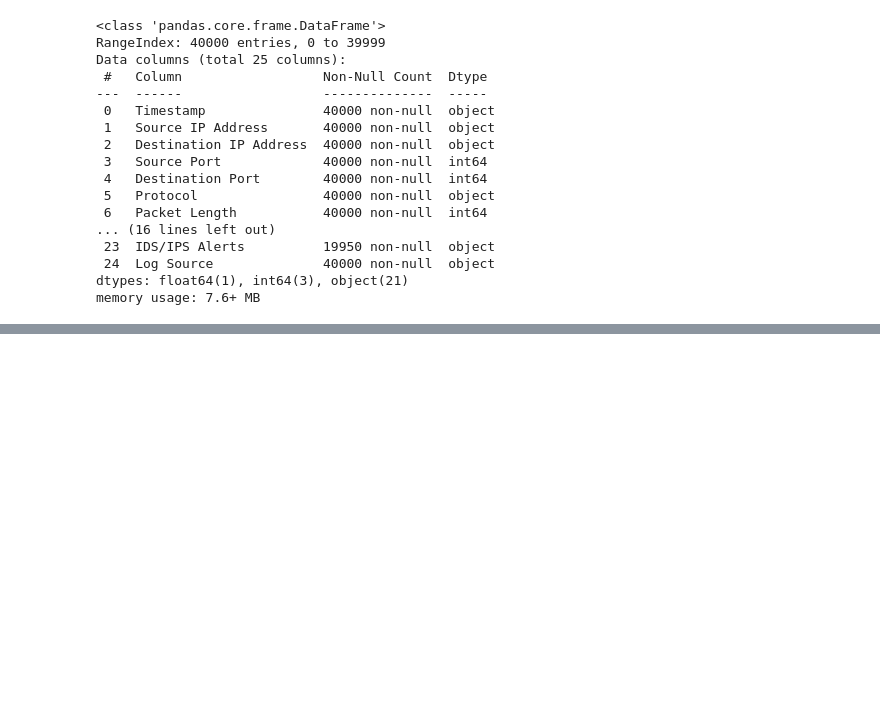
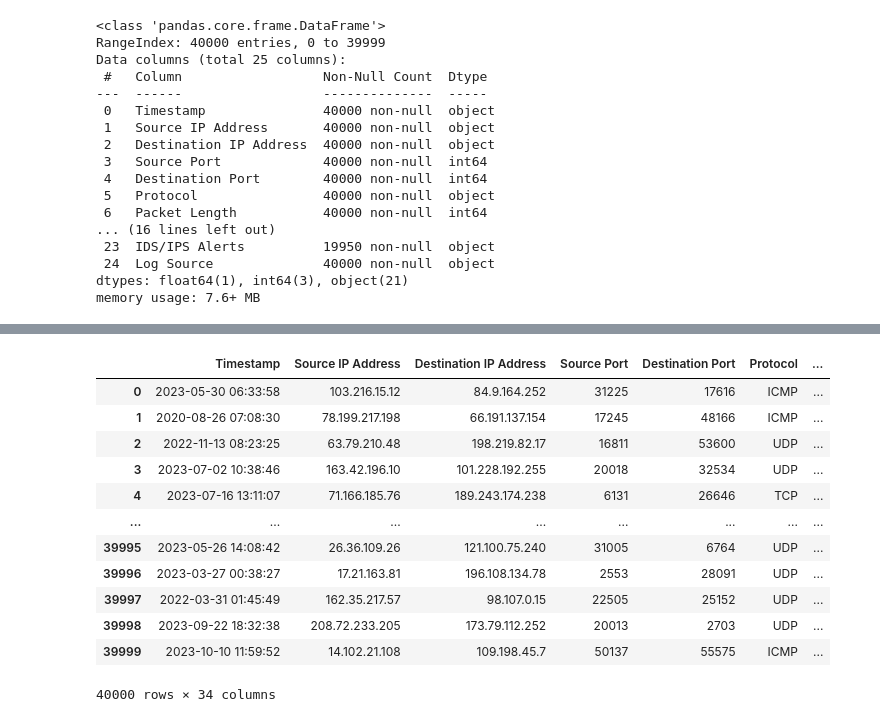
Before and after one commit to tiam4tt/P4DS-CyberSecurity_Attacks, a Jupyter notebook: exploration.ipynb, the cells around one changed output, grey strips where cells are left out. Cells and saved outputs as stored; diff of their text form; code cells hidden in the pictures; blank space fills up the shorter version.

Commit message:
handle missing value, create column 'device/os', 'browser', time

```diff
--- a/exploration.ipynb
+++ b/exploration.ipynb
@@ -154,0 +203,3 @@ memory usage: 7.6+ MB
+# %%
+# Replace NaN values with 'No Data'
+df['IDS/IPS Alerts'] = df['IDS/IPS Alerts'].apply(lambda x: 'No Data' if pd.isna(x) else x)
@@ -154,0 +245,23 @@ memory usage: 7.6+ MB
+# %%
+import re
+
+devices = [
+    r'Windows',
+    r'Linux',
+    r'Android',
+    r'iPad',
+    r'iPod',
+    r'iPhone',
+    r'Macintosh']
+
+
+def device_os_finder(user_agent):
+    for device in devices:
+        match_device = re.search(device, user_agent, re.I)  # re.I makes the search case-insensitive
+        if match_device:
+            return match_device.group()
+    return 'Unknown'
+
+# Extract device or OS
+df['Device/OS'] = df['Device Information'].apply(device_os_finder)
+df['Device/OS'].head(10)
@@ -154,0 +294,3 @@ memory usage: 7.6+ MB
+# %%
+df['Browser'] = df['Device Information'].str.split('/').str[0]
+df['Browser']
@@ -154,0 +319,3 @@ memory usage: 7.6+ MB
+# %%
+df['Timestamp'] = pd.to_datetime(df['Timestamp'])
+df['Timestamp'].info()
@@ -154,0 +331,24 @@ memory usage: 7.6+ MB
+# %%
+df['Year'] = df['Timestamp'].dt.year
+df['Month'] = df['Timestamp'].dt.month
+df['DayofWeek'] = df['Timestamp'].dt.dayofweek
+df['Day'] = df['Timestamp'].dt.day
+df['Hour'] = df['Timestamp'].dt.hour
+df['Minute'] = df['Timestamp'].dt.minute
+df['Second'] = df['Timestamp'].dt.second
+
+df
+# %% [output]
+|  | Timestamp | Source IP Address | Destination IP Address | Source Port | Destination Port | Protocol | ... |
+| 0 | 2023-05-30 06:33:58 | 103.216.15.12 | 84.9.164.252 | 31225 | 17616 | ICMP | ... |
+| 1 | 2020-08-26 07:08:30 | 78.199.217.198 | 66.191.137.154 | 17245 | 48166 | ICMP | ... |
+| 2 | 2022-11-13 08:23:25 | 63.79.210.48 | 198.219.82.17 | 16811 | 53600 | UDP | ... |
+| 3 | 2023-07-02 10:38:46 | 163.42.196.10 | 101.228.192.255 | 20018 | 32534 | UDP | ... |
+| 4 | 2023-07-16 13:11:07 | 71.166.185.76 | 189.243.174.238 | 6131 | 26646 | TCP | ... |
+| ... | ... | ... | ... | ... | ... | ... | ... |
+| 39995 | 2023-05-26 14:08:42 | 26.36.109.26 | 121.100.75.240 | 31005 | 6764 | UDP | ... |
+| 39996 | 2023-03-27 00:38:27 | 17.21.163.81 | 196.108.134.78 | 2553 | 28091 | UDP | ... |
+| 39997 | 2022-03-31 01:45:49 | 162.35.217.57 | 98.107.0.15 | 22505 | 25152 | UDP | ... |
+| 39998 | 2023-09-22 18:32:38 | 208.72.233.205 | 173.79.112.252 | 20013 | 2703 | UDP | ... |
+| 39999 | 2023-10-10 11:59:52 | 14.102.21.108 | 109.198.45.7 | 50137 | 55575 | ICMP | ... |
+40000 rows × 34 columns
```
Also changed, not shown: parts of 27 cells of this notebook.
